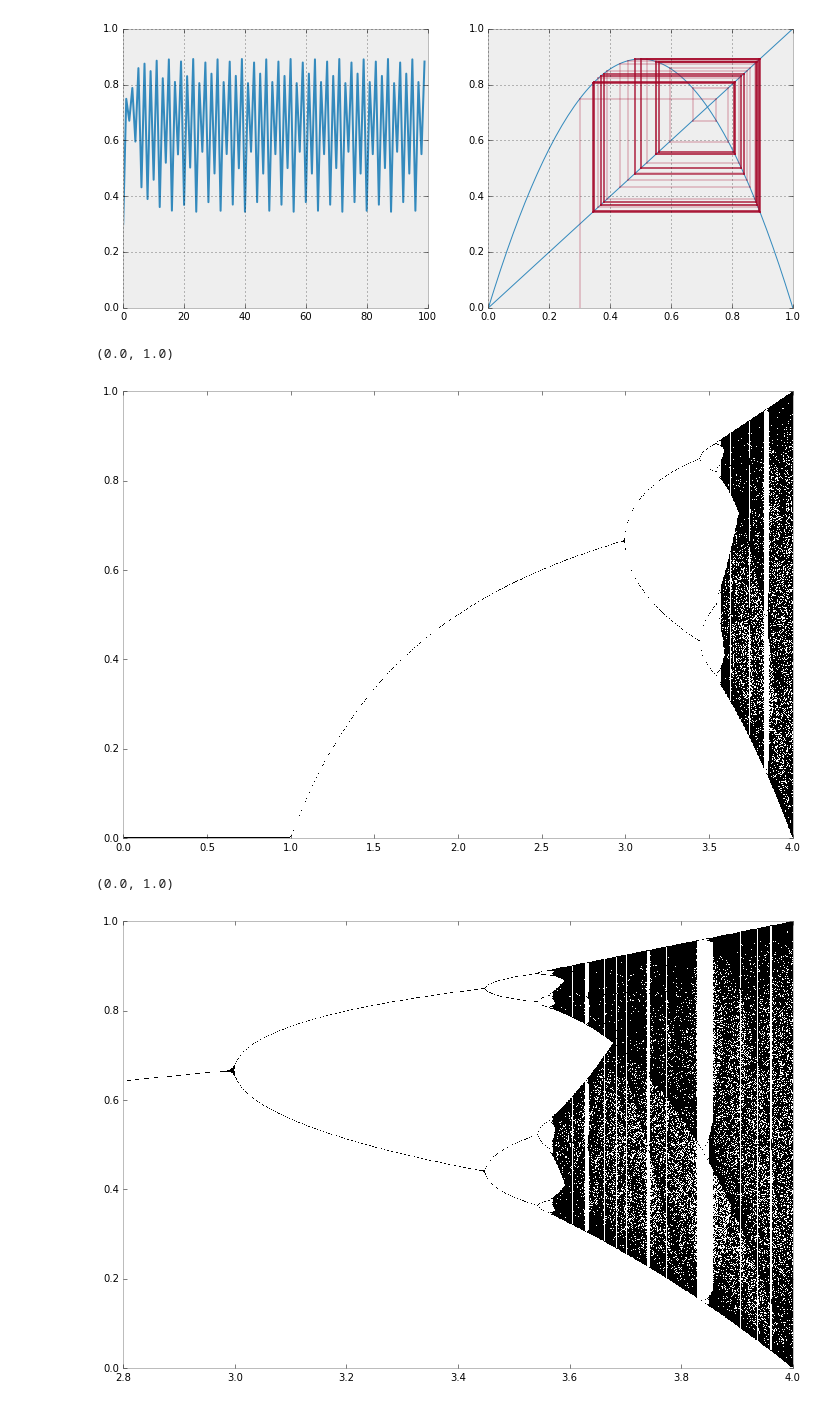
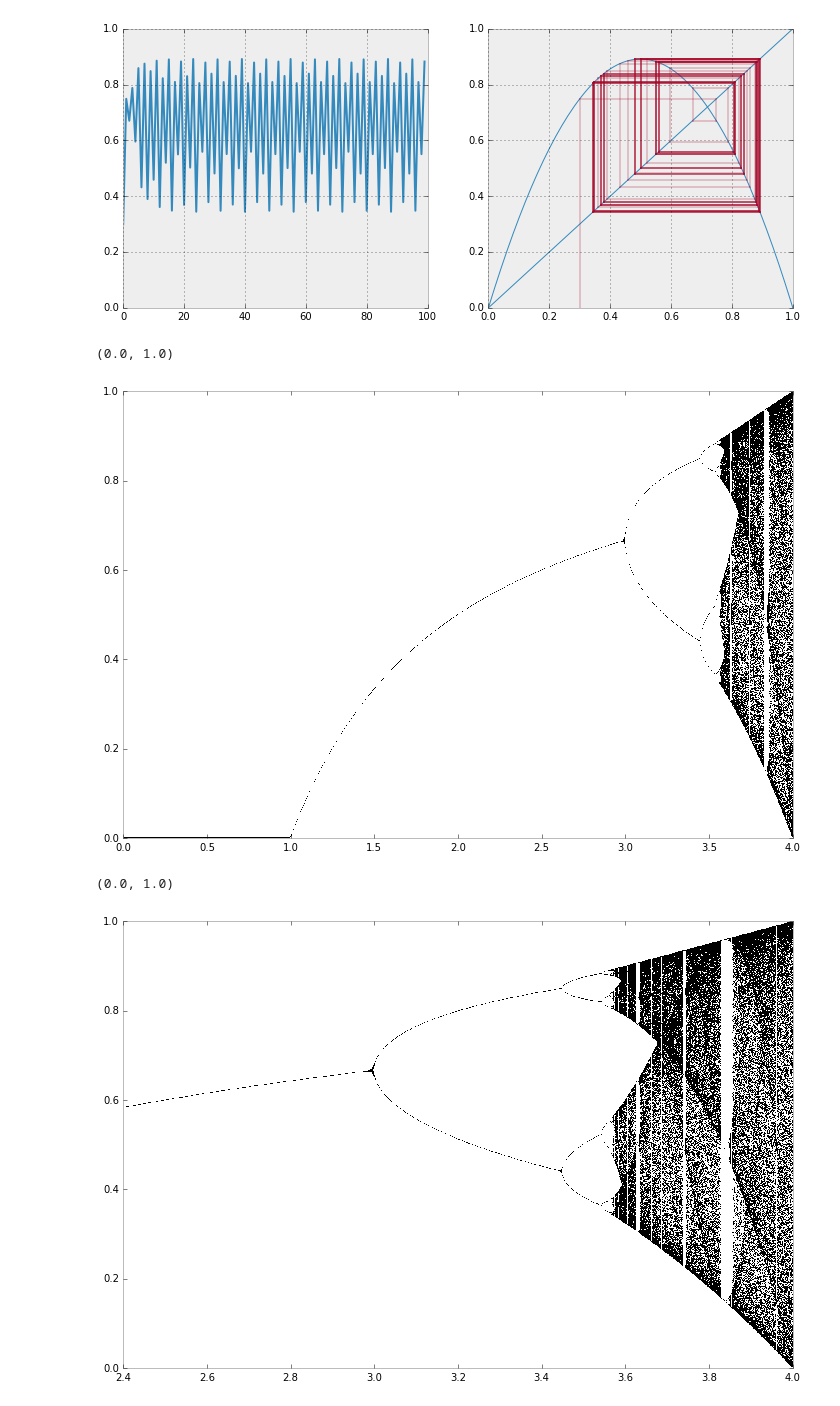
Before and after one commit to nordam/TFY4305, a Jupyter notebook: Notebooks/Maps.ipynb, the cells around one changed output. Saved outputs shown, nothing was run; the diff lists cells and outputs as text; code cells hidden in the pictures.

```diff
--- a/Notebooks/Maps.ipynb
+++ b/Notebooks/Maps.ipynb
@@ -125,3 +125,13 @@ r = 0.9
 twoplots(f, r, x0 = 0.3)
 # %% [output]
 [figure]
+# %%
+# For r = 1, x=0 is a stable fixed point
+
+def f(x, r):
+    return r*x*(1-x)
+
+# Passing r as the second argument means it will
+# get passed along to f via *args
+r = 1.0
+twoplots(f, r, x0 = 0.3)
@@ -209,17 +221,19 @@ def orbit(r, x0 = 0.5, N0=300, N1=2000):
 # Just-in-time compiling these three functions gains a factor of
 # about 20 or so in speed
 @jit(nopython = True)
-def bifurcation(X, R, x0 = 0.5):
+def bifurcation(X, R, N=10, N0=300, N1=1000):
     # This will hold the values to be plotted
     c  = np.zeros((R.size, X.size))
-    for i, r in enumerate(R):
-        orb = orbit(r)
-        hist, bins = np.histogram(orb, bins = X)
-        c[i,1:] = hist
+    for n in range(N):
+        x0 = np.random.random()
+        for i, r in enumerate(R):
+            orb = orbit(r, N0=N0, N1=N1)
+            hist, bins = np.histogram(orb, bins = X)
+            c[i,1:] += hist
     return c
 # %%
 # vectors of x-values and r-values
-Nr = 1000
+Nr = 1500
 Nx = 1000
 X  = np.linspace(0, 1, Nx)
 R  = np.linspace(0, 4, Nr)
@@ -234,27 +248,27 @@ plt.xlim(R[0], R[-1])
 plt.ylim(X[0], X[-1])
 # %% [output]
 (0.0, 1.0)
-[figure, old version]
+[figure, new version]
 # %%
 # Create a zoomed in version
 
 # vectors of x-values and r-values
-Nr = 1000
+Nr = 1500
 Nx = 1000
 X  = np.linspace(0, 1, Nx)
-R  = np.linspace(2.8, 4, Nr)
+R  = np.linspace(2.4, 4, Nr)
 c = bifurcation(X, R)
 
 fig = plt.figure(figsize = (12,8))
 # Use logical test to plot any cell that
 # has a nonzero value as black, others as white
 plt.pcolormesh(R,X, c.T > 0.0, cmap = 'Greys')
 # Set plot limits
 plt.xlim(R[0], R[-1])
 plt.ylim(X[0], X[-1])
 # %% [output]
 (0.0, 1.0)
-[figure, old version]
+[figure, new version]
 # %%
 # Create an even more zoomed in version,
 # displaying self-similarity to the original
```
Also changed, not shown: parts of 10 cells of this notebook.
